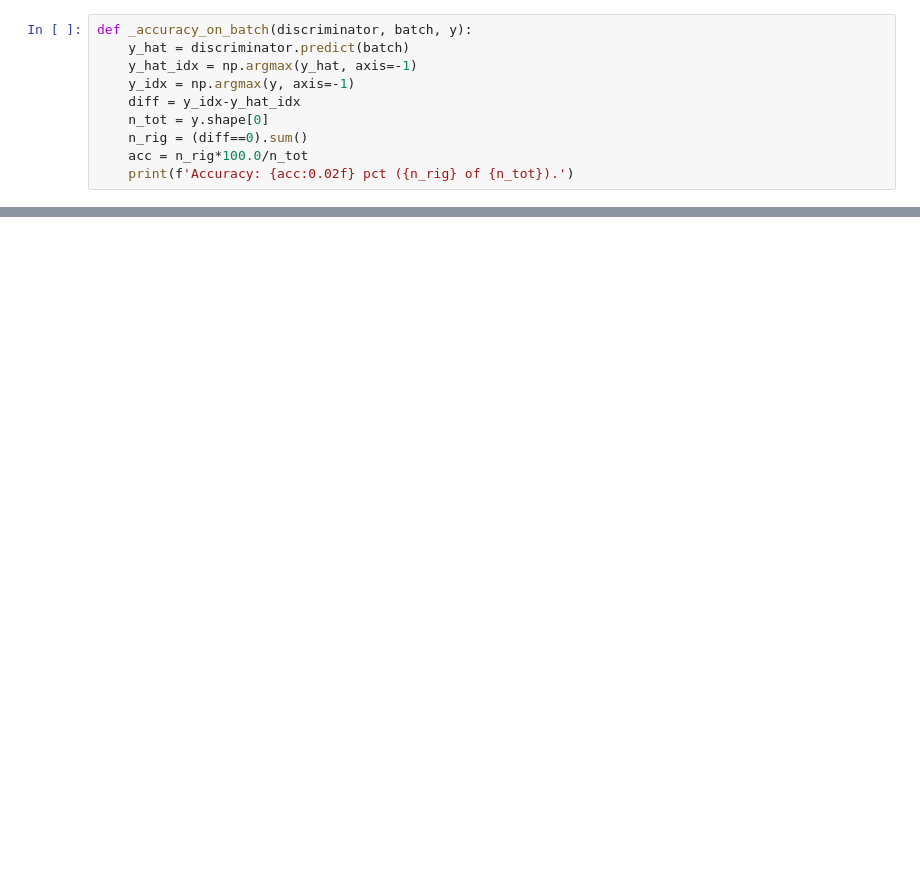
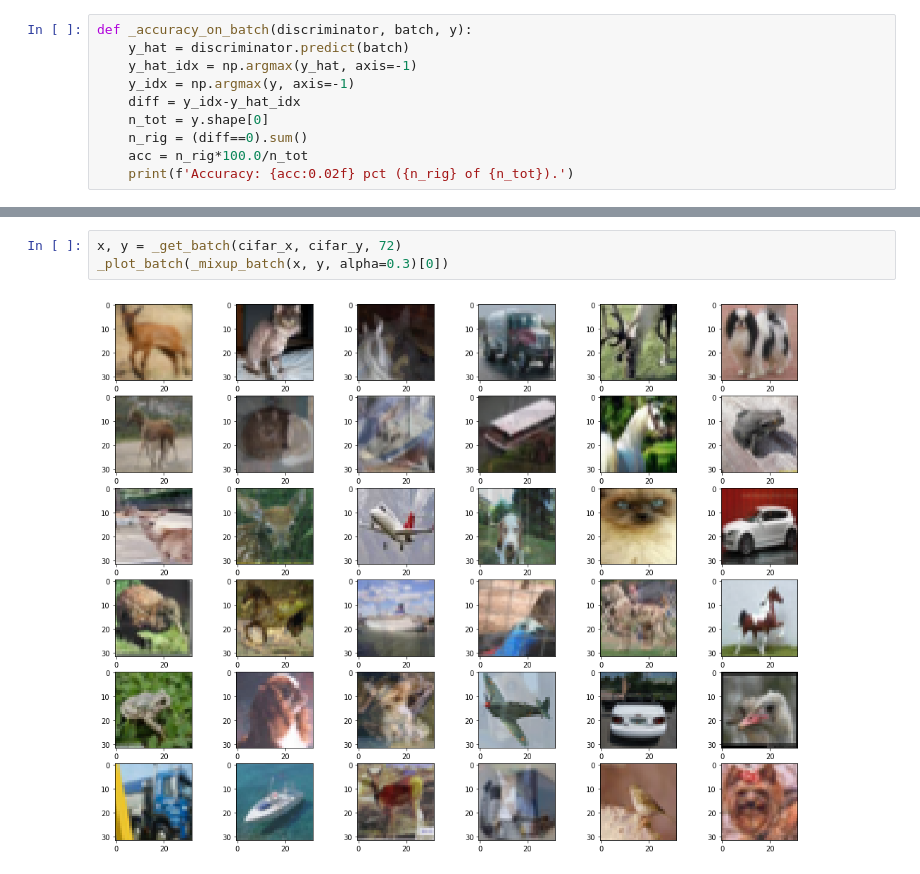
Before and after one commit to broadinstitute/ml4h, a Jupyter notebook: notebooks/mixup_mnist_cifar.ipynb, the cells around one changed output, grey strips where cells are left out. Drawn from its saved outputs; the diff is of its cells as text; blank space fills up the shorter version.

```diff
--- a/notebooks/mixup_mnist_cifar.ipynb
+++ b/notebooks/mixup_mnist_cifar.ipynb
@@ -141,0 +425,5 @@ cifar_losses['erm'] = _train_on_batches(cifar_discriminator, cifar_x, cifar_y, 5
+# %%
+x, y = _get_batch(cifar_x, cifar_y, 72)
+_plot_batch(_mixup_batch(x, y, alpha=0.3)[0])
+# %% [output]
+[figure, added]
```
Also changed, not shown: parts of 21 cells of this notebook.
